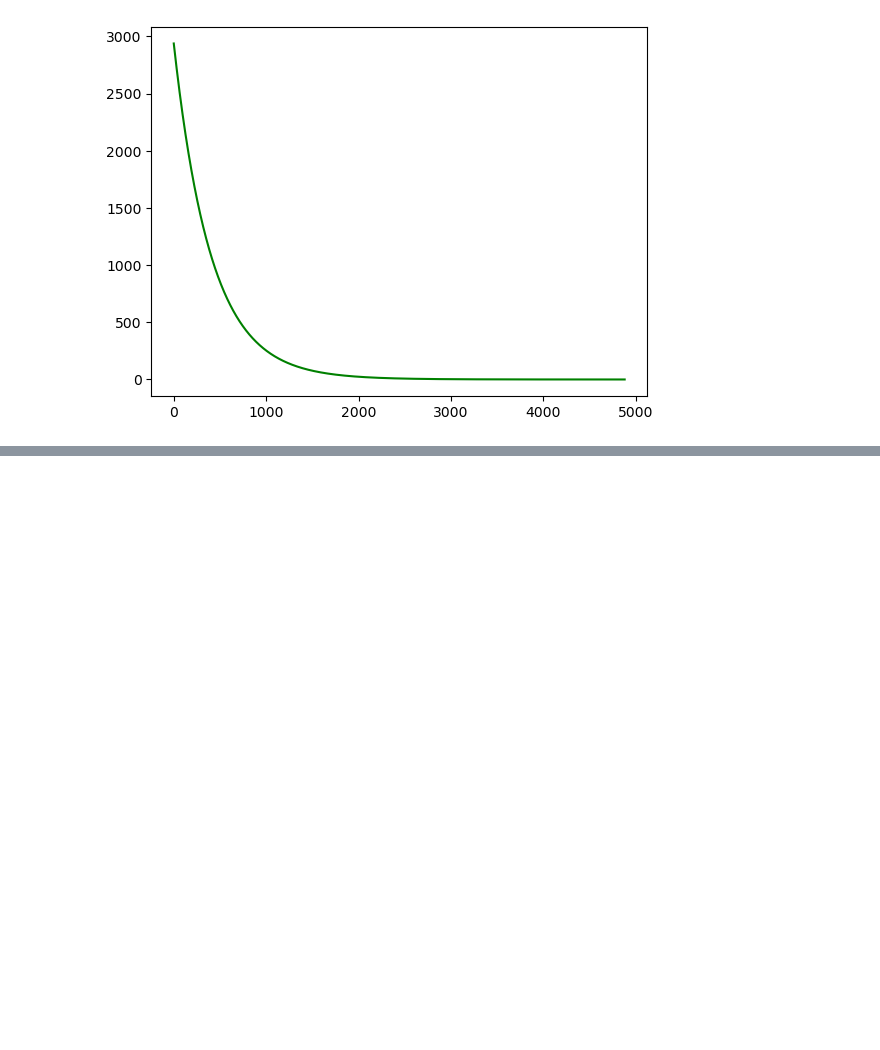
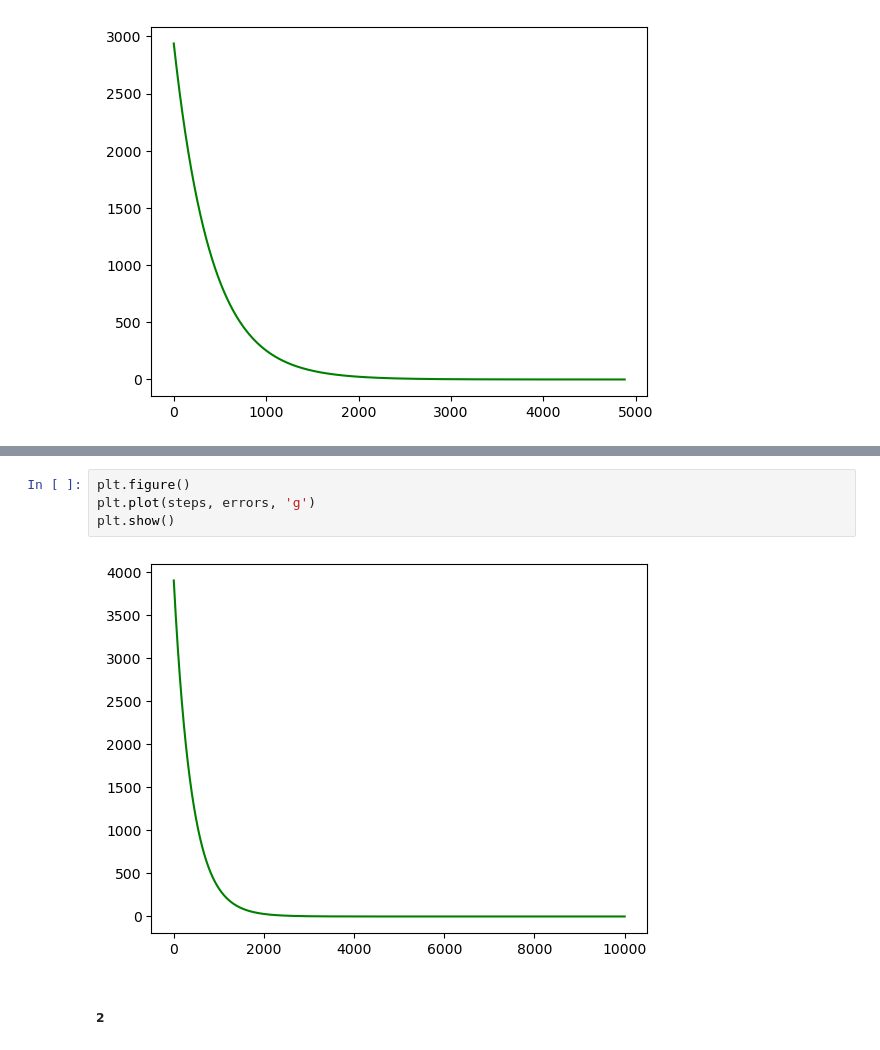
Before and after one commit to Slofya/mlkurs, a Jupyter notebook: ml11.ipynb, the cells around one changed output, grey strips where cells are left out. Saved outputs shown, nothing was run; the diff lists cells and outputs as text; blank space fills up the shorter version.

```diff
--- a/ml11.ipynb
+++ b/ml11.ipynb
@@ -241,0 +293,8 @@ plt.show()
+# %%
+plt.figure()
+plt.plot(steps, errors, 'g')
+plt.show()
+# %% [output]
+[figure, added]
+# %% [markdown]
+##### 2
```
Also changed, not shown: parts of 32 cells of this notebook.
